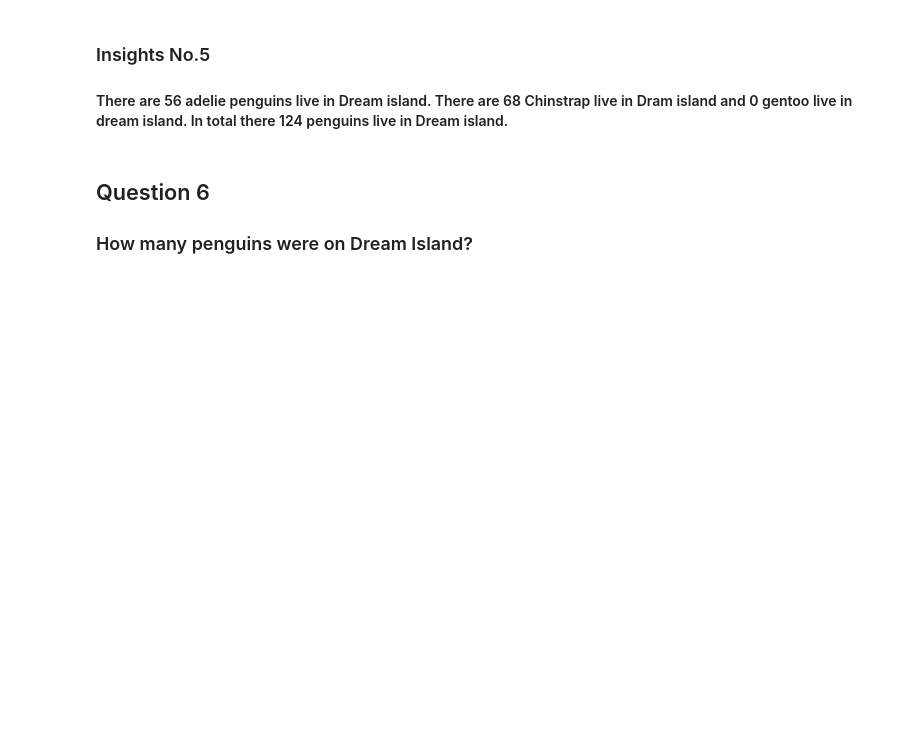
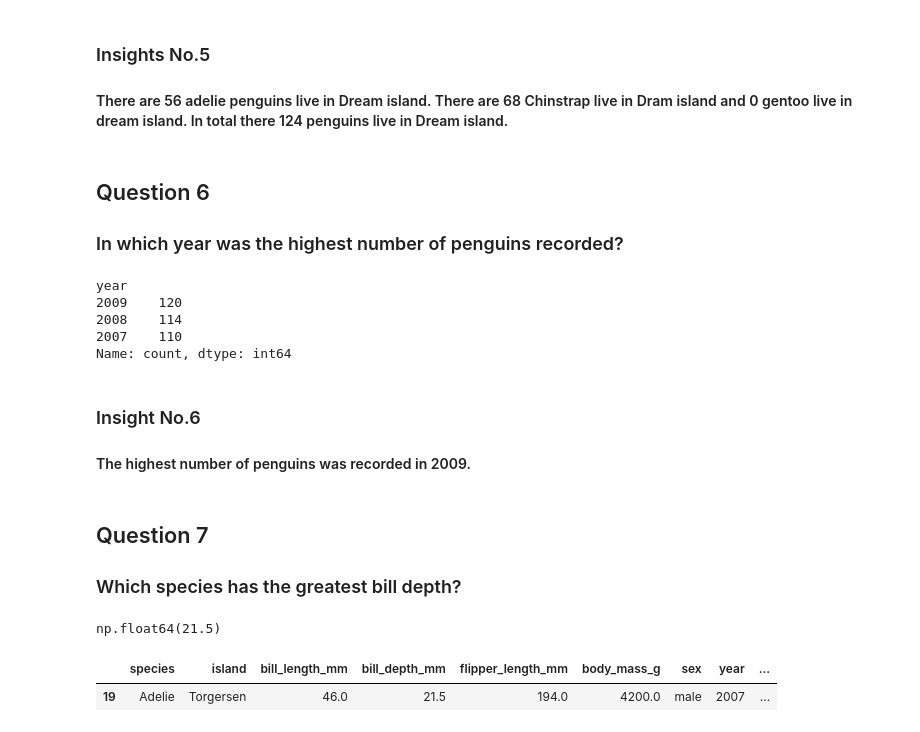
Before and after one commit to Hiro20671/ELEC303-DataAnalytics, a Jupyter notebook: Activity 1.ipynb, the cells around one changed output. Saved outputs shown, nothing was run; the diff lists cells and outputs as text; code cells hidden in the pictures; blank space fills up the shorter version.

```diff
--- a/Activity 1.ipynb
+++ b/Activity 1.ipynb
@@ -727,4 +727,27 @@ dtype: int64
 <h4>There are 56 adelie penguins live in Dream island. There are 68 Chinstrap live in Dram island and 0 gentoo live in dream island. In total there 124 penguins live in Dream island.</h4>
 # %% [markdown]
 <h2>Question 6</h2>
-<h3>How many penguins were on Dream Island?</h3>
+<h3>In which year was the highest number of penguins recorded?</h3>
+# %%
+penguins['year'].value_counts()
+# %% [output]
+year
+2009    120
+2008    114
+2007    110
+Name: count, dtype: int64
+# %% [markdown]
+<h3>Insight No.6</h3>
+<h4>The highest number of penguins was recorded in 2009.</h4>
+# %% [markdown]
+<h2>Question 7</h2>
+<h3>Which species has the greatest bill depth?</h3>
+# %%
+penguins['bill_depth_mm'].max()
+# %% [output]
+np.float64(21.5)
+# %%
+penguins[penguins['bill_depth_mm'] == 21.5]
+# %% [output]
+|  | species | island | bill_length_mm | bill_depth_mm | flipper_length_mm | body_mass_g | sex | year | ... |
+| 19 | Adelie | Torgersen | 46.0 | 21.5 | 194.0 | 4200.0 | male | 2007 | ... |
```
Also changed, not shown: parts of 23 cells of this notebook.
